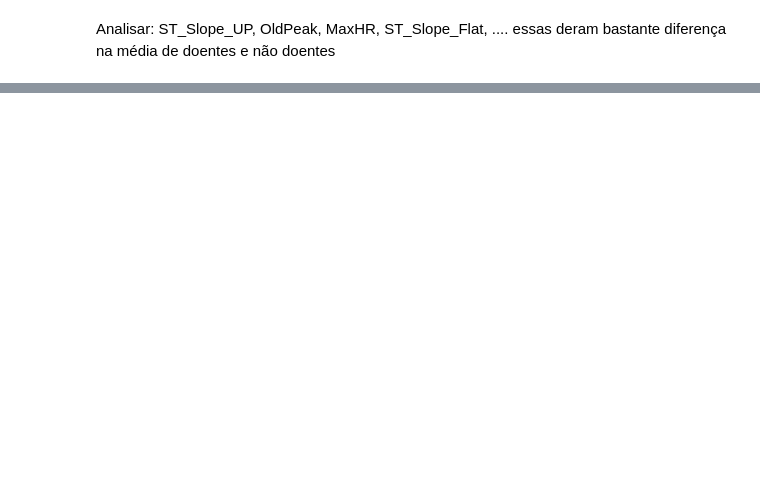
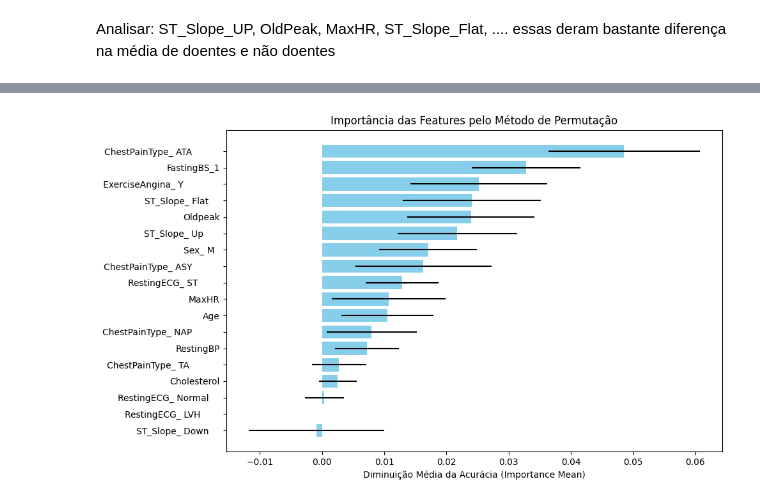
Before and after one commit to ArthurFachel/TRAB-AM-01, a Jupyter notebook: naiveBayes.ipynb, the cells around one changed output, grey strips where cells are left out. Saved outputs shown, nothing was run; the diff lists cells and outputs as text; code cells hidden in the pictures; blank space fills up the shorter version.

```diff
--- a/naiveBayes.ipynb
+++ b/naiveBayes.ipynb
@@ -171,0 +170,25 @@ essas deram bastante diferença na média de doentes e não doentes
+# %%
+perm_importance = permutation_importance(
+    nb_model, X_test, y_test,
+    n_repeats=30,
+    random_state=42,
+    scoring='accuracy'
+)
+
+df_perm = pd.DataFrame({
+    'Feature': final_feature_names,
+    'Importance_Mean': perm_importance.importances_mean,
+    'Importance_Std': perm_importance.importances_std
+}).sort_values(by='Importance_Mean', ascending=False)
+# %%
+df_perm_sorted = df_perm.sort_values(by='Importance_Mean', ascending=True)
+
+plt.figure(figsize=(10, 6))
+plt.barh(df_perm_sorted['Feature'], df_perm_sorted['Importance_Mean'],
+         xerr=df_perm_sorted['Importance_Std'], color='skyblue')
+plt.xlabel('Diminuição Média da Acurácia (Importance Mean)')
+plt.title('Importância das Features pelo Método de Permutação')
+plt.tight_layout()
+plt.show()
+# %% [output]
+[figure, added]
```
Also changed, not shown: parts of 10 cells of this notebook.
